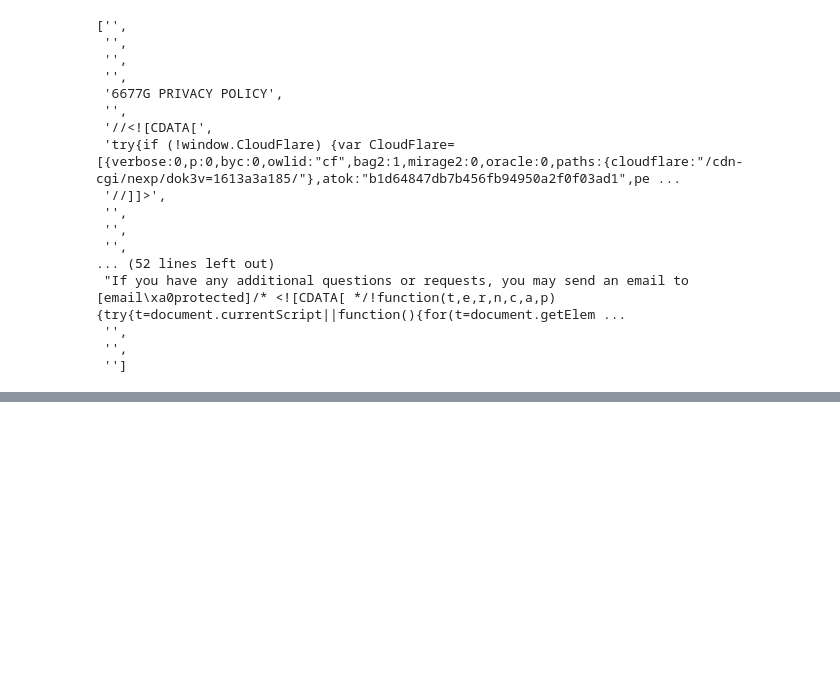
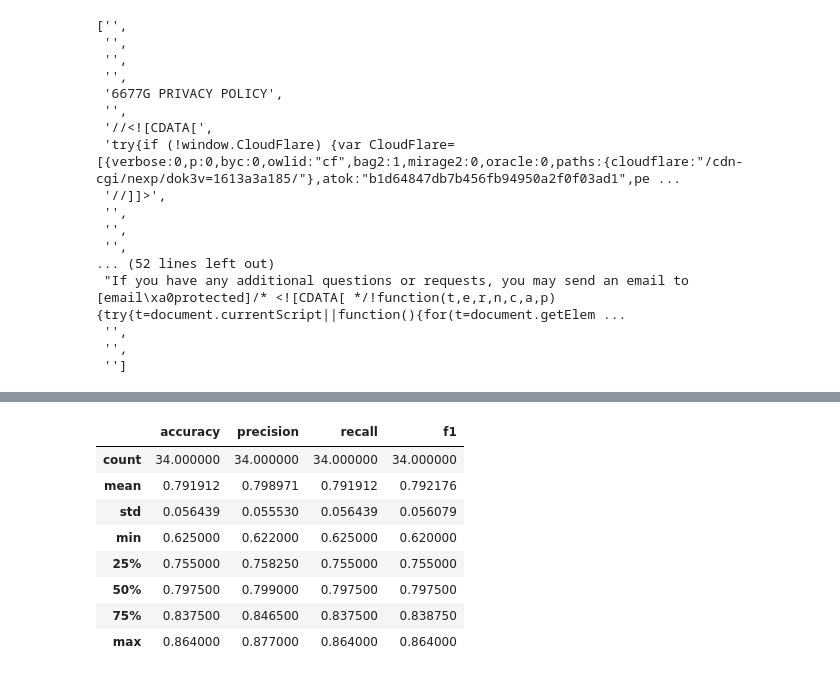
Before and after one commit to kabuhakmeh3/inphormed, a Jupyter notebook: notebooks/Android Policy NLP Prototyping.ipynb, the cells around one changed output, grey strips where cells are left out. Cells and saved outputs as stored; diff of their text form; code cells hidden in the pictures; blank space fills up the shorter version.

```diff
--- a/notebooks/Android Policy NLP Prototyping.ipynb
+++ b/notebooks/Android Policy NLP Prototyping.ipynb
@@ -983,0 +1119,12 @@ soup_list
+# %%
+padded_bow.describe()
+# %% [output]
+|  | accuracy | precision | recall | f1 |
+| count | 34.000000 | 34.000000 | 34.000000 | 34.000000 |
+| mean | 0.791912 | 0.798971 | 0.791912 | 0.792176 |
+| std | 0.056439 | 0.055530 | 0.056439 | 0.056079 |
+| min | 0.625000 | 0.622000 | 0.625000 | 0.620000 |
+| 25% | 0.755000 | 0.758250 | 0.755000 | 0.755000 |
+| 50% | 0.797500 | 0.799000 | 0.797500 | 0.797500 |
+| 75% | 0.837500 | 0.846500 | 0.837500 | 0.838750 |
+| max | 0.864000 | 0.877000 | 0.864000 | 0.864000 |
```
Also changed, not shown: parts of 18 cells of this notebook.
